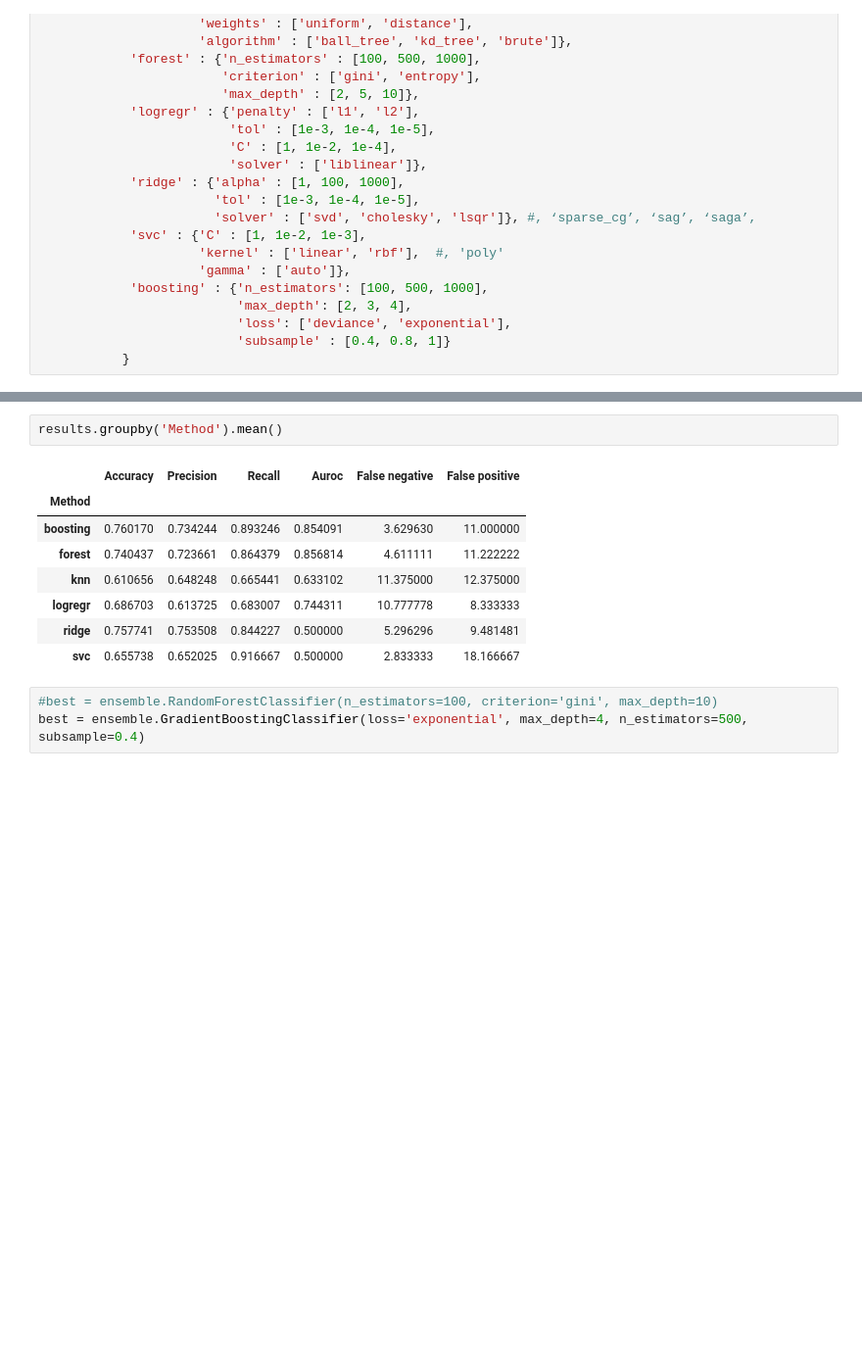
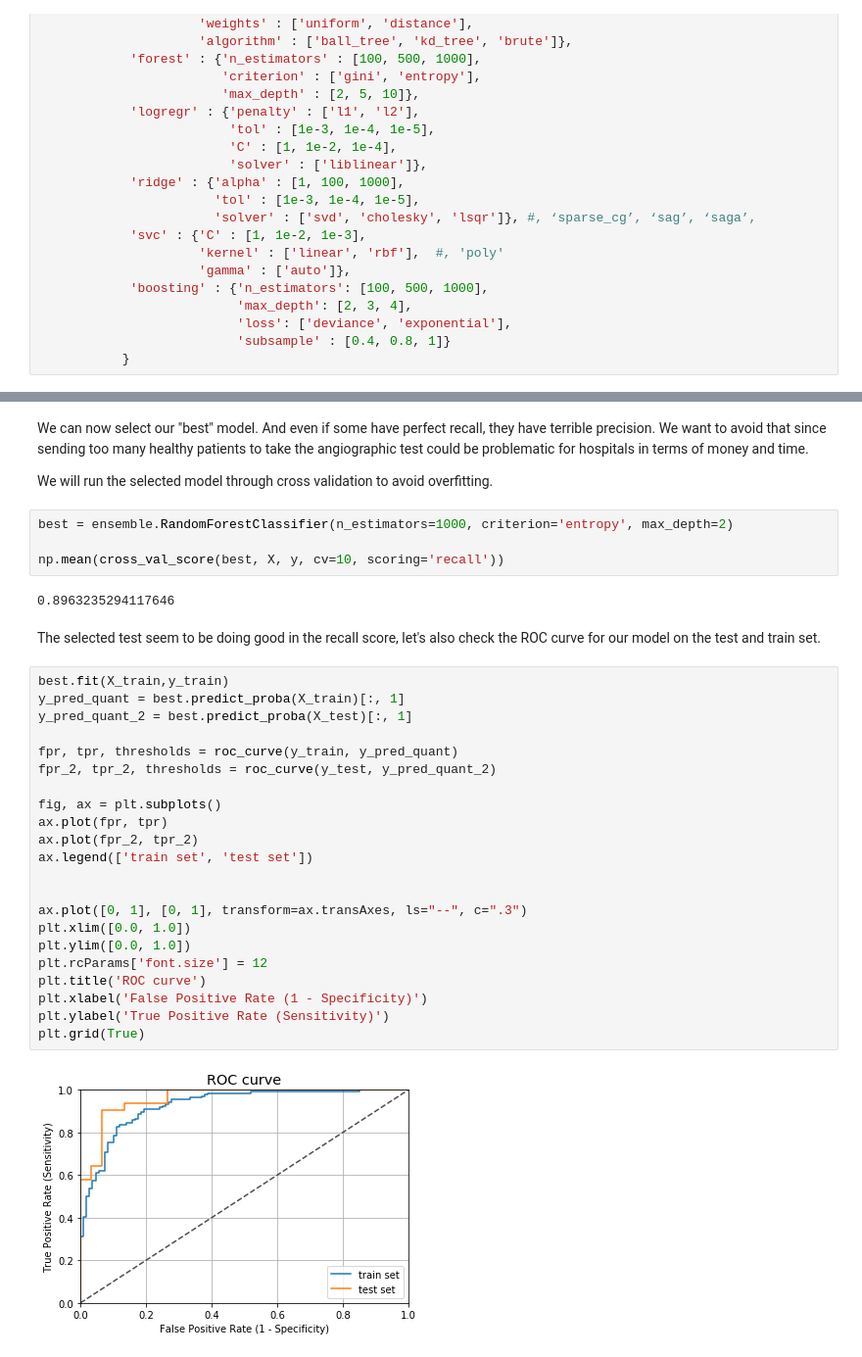
Before and after one commit to valfehr/Heart-Disease-Prediction, a Jupyter notebook: Heart_disease.ipynb, the cells around one changed output, grey strips where cells are left out. Shown: that part at 98% size. Saved outputs shown, nothing was run; the diff lists cells and outputs as text; blank space fills up the shorter version.

```diff
--- a/Heart_disease.ipynb
+++ b/Heart_disease.ipynb
@@ -268,14 +301,37 @@ results.sort_values(by='Recall', ascending=False)
-# %%
-results.groupby('Method').mean()
-# %% [output]
-|  | Accuracy | Precision | Recall | Auroc | False negative | False positive |
-| Method |  |  |  |  |  |  |
-| boosting | 0.760170 | 0.734244 | 0.893246 | 0.854091 | 3.629630 | 11.000000 |
-| forest | 0.740437 | 0.723661 | 0.864379 | 0.856814 | 4.611111 | 11.222222 |
-| knn | 0.610656 | 0.648248 | 0.665441 | 0.633102 | 11.375000 | 12.375000 |
-| logregr | 0.686703 | 0.613725 | 0.683007 | 0.744311 | 10.777778 | 8.333333 |
-| ridge | 0.757741 | 0.753508 | 0.844227 | 0.500000 | 5.296296 | 9.481481 |
-| svc | 0.655738 | 0.652025 | 0.916667 | 0.500000 | 2.833333 | 18.166667 |
-# %%
-#best = ensemble.RandomForestClassifier(n_estimators=100, criterion='gini', max_depth=10)
-best = ensemble.GradientBoostingClassifier(loss='exponential', max_depth=4, n_estimators=500, subsample=0.4)
+# %% [markdown]
+We can now select our "best" model. And even if some have perfect recall, they have terrible precision.
+We want to avoid that since sending too many healthy patients to take the angiographic test could be problematic for hospitals in terms of money and time.
+
+We will run the selected model through cross validation to avoid overfitting.
+# %%
+best = ensemble.RandomForestClassifier(n_estimators=1000, criterion='entropy', max_depth=2)
+
+np.mean(cross_val_score(best, X, y, cv=10, scoring='recall'))
+# %% [output]
+0.8963235294117646
+# %% [markdown]
+The selected test seem to be doing good in the recall score, let's also check the ROC curve for our model on the test and train set.
+# %%
+best.fit(X_train,y_train)
+y_pred_quant = best.predict_proba(X_train)[:, 1]
+y_pred_quant_2 = best.predict_proba(X_test)[:, 1]
+
+fpr, tpr, thresholds = roc_curve(y_train, y_pred_quant)
+fpr_2, tpr_2, thresholds = roc_curve(y_test, y_pred_quant_2)
+
+fig, ax = plt.subplots()
+ax.plot(fpr, tpr)
+ax.plot(fpr_2, tpr_2)
+ax.legend(['train set', 'test set'])
+
+
+ax.plot([0, 1], [0, 1], transform=ax.transAxes, ls="--", c=".3")
+plt.xlim([0.0, 1.0])
+plt.ylim([0.0, 1.0])
+plt.rcParams['font.size'] = 12
+plt.title('ROC curve')
+plt.xlabel('False Positive Rate (1 - Specificity)')
+plt.ylabel('True Positive Rate (Sensitivity)')
+plt.grid(True)
+# %% [output]
+[figure, added]
```
Also changed, not shown: parts of 62 cells of this notebook, 2 other files.
